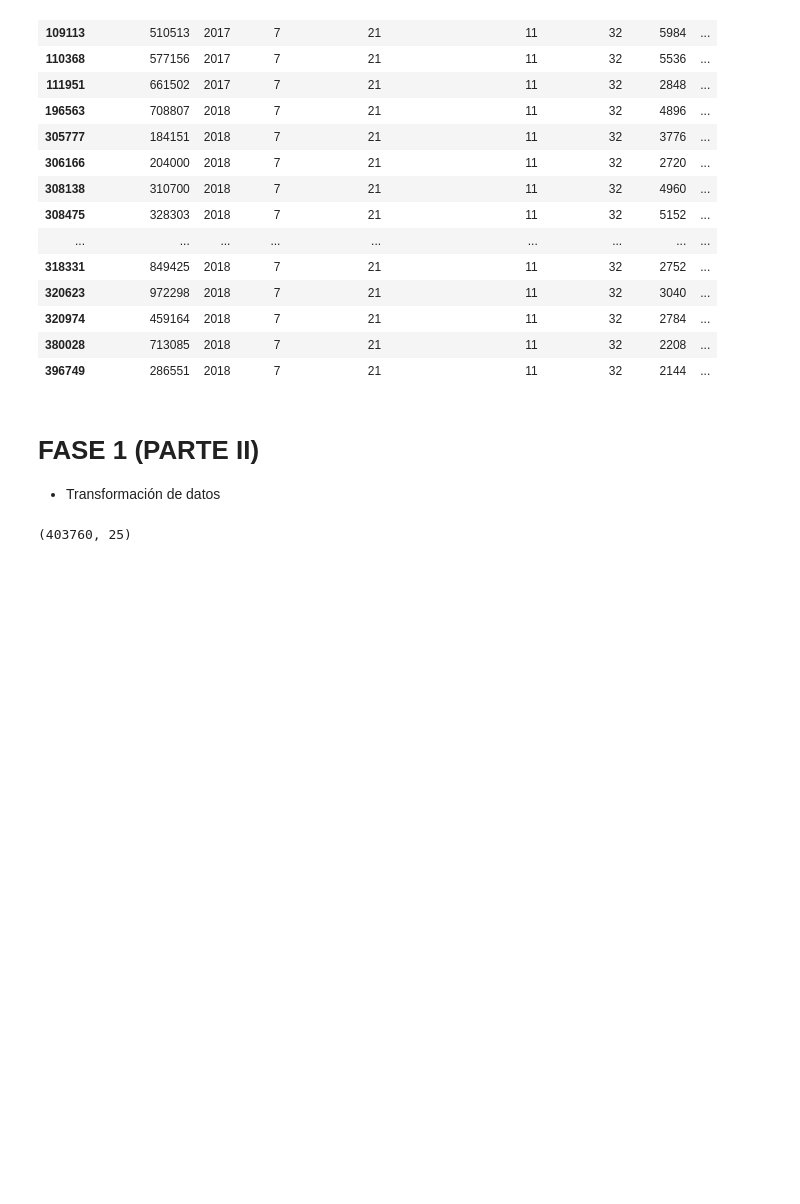
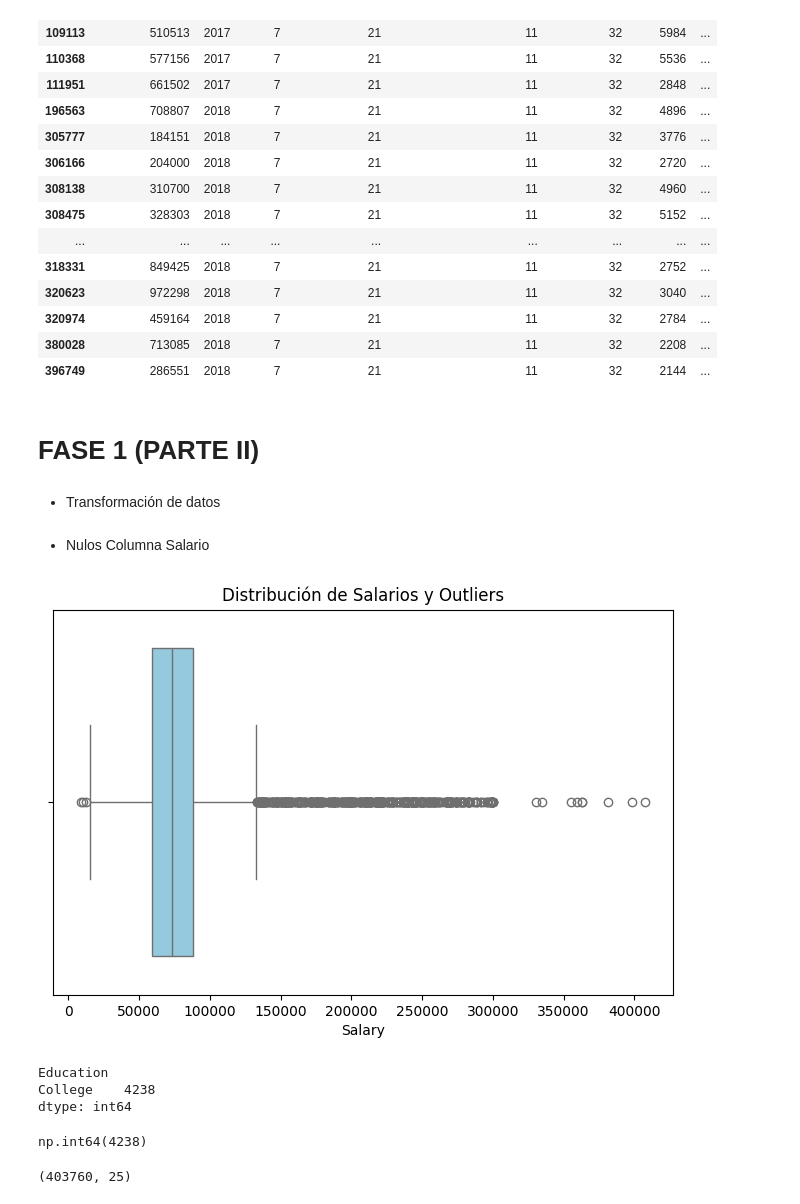
Before and after one commit to Adalab/bda-modulo-3-evaluacion-final-LorenaSerraSanchez, a Jupyter notebook: Examen_mod3.ipynb, the cells around one changed output. Saved outputs shown, nothing was run; the diff lists cells and outputs as text; code cells hidden in the pictures; blank space fills up the shorter version.

Commit message:
FASE 1: TRANSFORMACIÓN DE DATOS Y GESTIÓN DE NULOS

```diff
--- a/Examen_mod3.ipynb
+++ b/Examen_mod3.ipynb
@@ -307,7 +312,28 @@ viajeros_frecuentes
 | 320974 | 459164 | 2018 | 7 | 21 | 11 | 32 | 2784 | ... |
 | 380028 | 713085 | 2018 | 7 | 21 | 11 | 32 | 2208 | ... |
 | 396749 | 286551 | 2018 | 7 | 21 | 11 | 32 | 2144 | ... |
-# %% [markdown]
-# FASE 1 (PARTE II)
-
-- Transformación de datos
+# %% [markdown]
+# FASE 1 (PARTE II)
+# %% [markdown]
+- Transformación de datos
+# %% [markdown]
+- Nulos Columna Salario
+# %%
+#Se transformaron los salarios negativos a positivos porque la cifra es coherente con el mercado, se determina que el signo es un error .
+df_loyalty["Salary"] = df_loyalty["Salary"].abs() #abs (valor absoluto +)
+# %%
+#compruebo hacia donde se inclinan los salarios
+plt.figure(figsize=(8, 5))
+sns.boxplot(x=df_loyalty["Salary"], color="skyblue")
+plt.title("Distribución de Salarios y Outliers")
+plt.show()
+# %% [output]
+[figure, added]
+# %%
+#Los nulos estan en la clasificación collage
+conteo_nulos = df_loyalty[df_loyalty["Salary"].isna()].groupby("Education").size()
+conteo_nulos
+# %% [output]
+Education
+College    4238
+dtype: int64
@@ -314,2 +345,6 @@ viajeros_frecuentes
+# %%
+df_loyalty["Salary"].isna().sum()
+# %% [output]
+np.int64(4238)
 # %%
 #Unificamos los archivos
```
Also changed, not shown: parts of 10 cells of this notebook.
